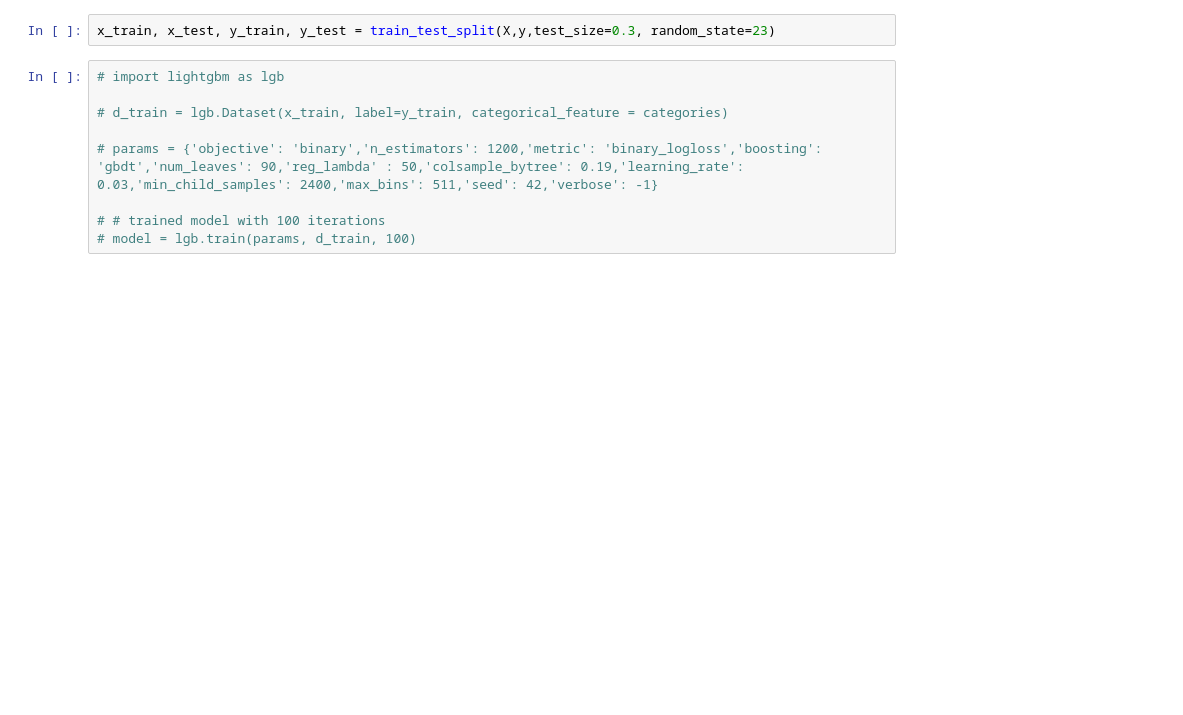
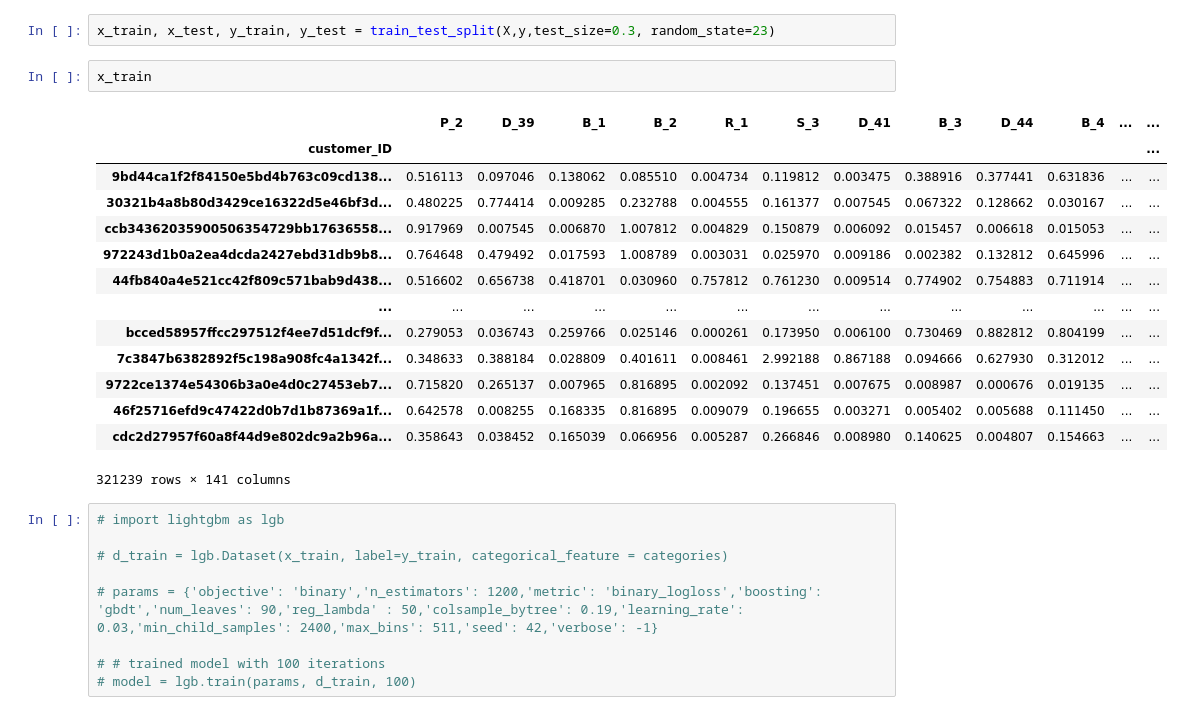
Before and after one commit to indunil-19/In18-S7-CS4622---Machine-Learning---Amex-Default-Prediction, a Jupyter notebook: exp-2.ipynb, the cells around one changed output. Drawn from its saved outputs; the diff is of its cells as text; blank space fills up the shorter version.

```diff
--- a/exp-2.ipynb
+++ b/exp-2.ipynb
@@ -96,6 +96,23 @@ col_core
 X = X.drop(col_core, axis=1)
 # %%
 x_train, x_test, y_train, y_test = train_test_split(X,y,test_size=0.3, random_state=23)
+# %%
+x_train
+# %% [output]
+|  | P_2 | D_39 | B_1 | B_2 | R_1 | S_3 | D_41 | B_3 | D_44 | B_4 | ... | ... |
+| customer_ID |  |  |  |  |  |  |  |  |  |  |  | ... |
+| 9bd44ca1f2f84150e5bd4b763c09cd138... | 0.516113 | 0.097046 | 0.138062 | 0.085510 | 0.004734 | 0.119812 | 0.003475 | 0.388916 | 0.377441 | 0.631836 | ... | ... |
+| 30321b4a8b80d3429ce16322d5e46bf3d... | 0.480225 | 0.774414 | 0.009285 | 0.232788 | 0.004555 | 0.161377 | 0.007545 | 0.067322 | 0.128662 | 0.030167 | ... | ... |
+| ccb34362035900506354729bb17636558... | 0.917969 | 0.007545 | 0.006870 | 1.007812 | 0.004829 | 0.150879 | 0.006092 | 0.015457 | 0.006618 | 0.015053 | ... | ... |
+| 972243d1b0a2ea4dcda2427ebd31db9b8... | 0.764648 | 0.479492 | 0.017593 | 1.008789 | 0.003031 | 0.025970 | 0.009186 | 0.002382 | 0.132812 | 0.645996 | ... | ... |
+| 44fb840a4e521cc42f809c571bab9d438... | 0.516602 | 0.656738 | 0.418701 | 0.030960 | 0.757812 | 0.761230 | 0.009514 | 0.774902 | 0.754883 | 0.711914 | ... | ... |
+| ... | ... | ... | ... | ... | ... | ... | ... | ... | ... | ... | ... | ... |
+| bcced58957ffcc297512f4ee7d51dcf9f... | 0.279053 | 0.036743 | 0.259766 | 0.025146 | 0.000261 | 0.173950 | 0.006100 | 0.730469 | 0.882812 | 0.804199 | ... | ... |
+| 7c3847b6382892f5c198a908fc4a1342f... | 0.348633 | 0.388184 | 0.028809 | 0.401611 | 0.008461 | 2.992188 | 0.867188 | 0.094666 | 0.627930 | 0.312012 | ... | ... |
+| 9722ce1374e54306b3a0e4d0c27453eb7... | 0.715820 | 0.265137 | 0.007965 | 0.816895 | 0.002092 | 0.137451 | 0.007675 | 0.008987 | 0.000676 | 0.019135 | ... | ... |
+| 46f25716efd9c47422d0b7d1b87369a1f... | 0.642578 | 0.008255 | 0.168335 | 0.816895 | 0.009079 | 0.196655 | 0.003271 | 0.005402 | 0.005688 | 0.111450 | ... | ... |
+| cdc2d27957f60a8f44d9e802dc9a2b96a... | 0.358643 | 0.038452 | 0.165039 | 0.066956 | 0.005287 | 0.266846 | 0.008980 | 0.140625 | 0.004807 | 0.154663 | ... | ... |
+321239 rows × 141 columns
 # %%
 # import lightgbm as lgb
 
```
Also changed, not shown: parts of 2 cells of this notebook.
